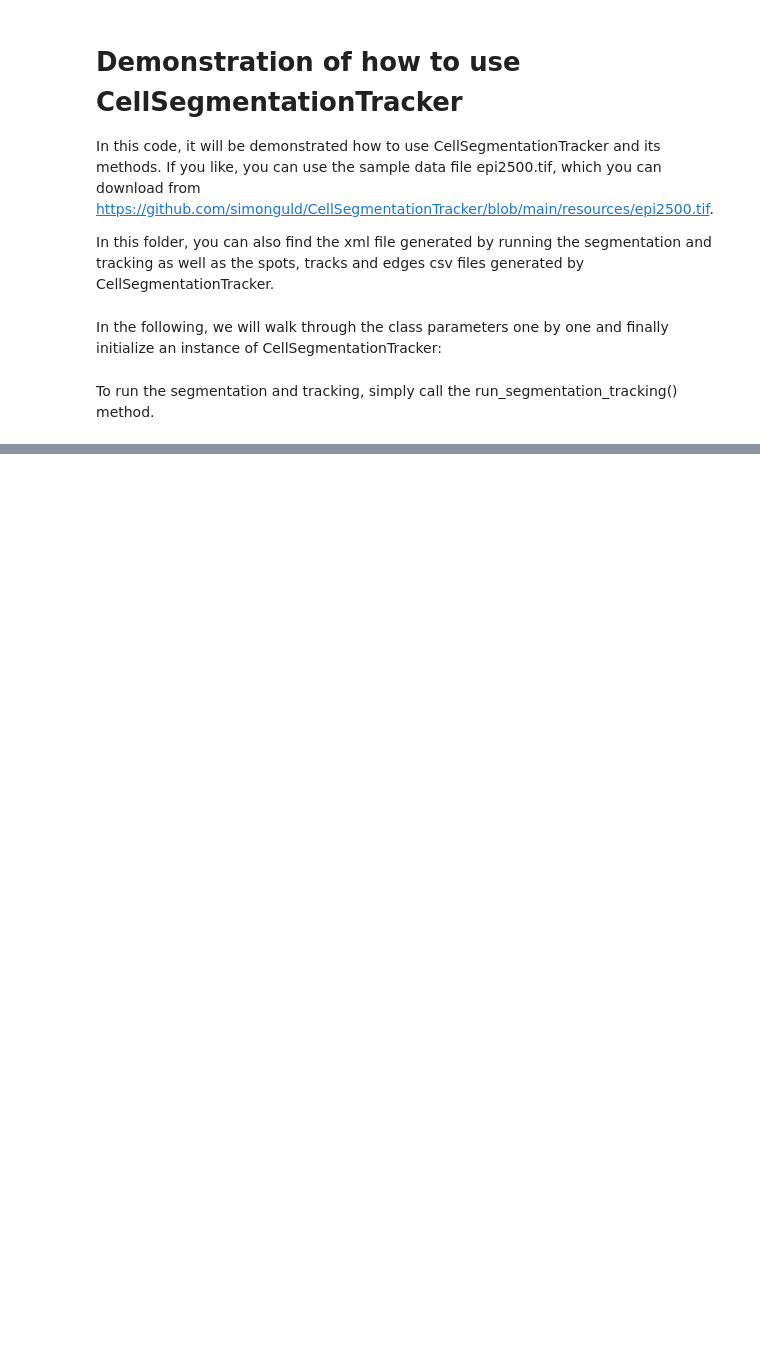
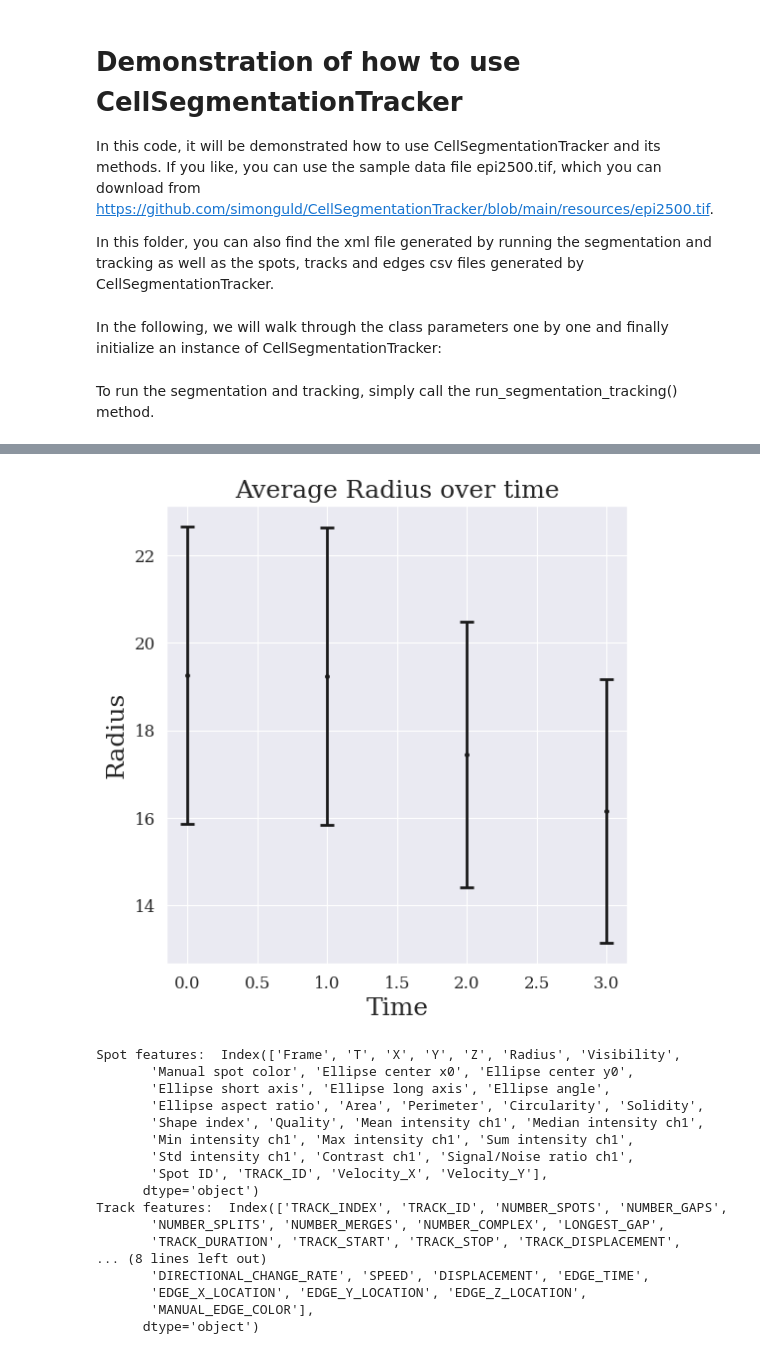
Before and after one commit to simonguld/CellSegmentationTracker, a Jupyter notebook: example_notebook.ipynb, the cells around one changed output, grey strips where cells are left out. Cells and saved outputs as stored; diff of their text form; code cells hidden in the pictures; blank space fills up the shorter version.

```diff
--- a/example_notebook.ipynb
+++ b/example_notebook.ipynb
@@ -147,0 +139,27 @@ cst.plot_velocity_field(mode = 'streamlines', frame_range = [0,0], calculate_ave
+# %%
+# To plot any spot feature over time, call the plot_feature_over_time() method.
+# Make sure to provide the name of the feature as it appears in the df_spots dataframe.
+
+cst.plot_feature_over_time('Radius')
+
+# You can print all spot, track and edges feature names by calling
+cst.get_feature_keys()
+# %% [output]
+[figure, added]
+Spot features:  Index(['Frame', 'T', 'X', 'Y', 'Z', 'Radius', 'Visibility',
+       'Manual spot color', 'Ellipse center x0', 'Ellipse center y0',
+       'Ellipse short axis', 'Ellipse long axis', 'Ellipse angle',
+       'Ellipse aspect ratio', 'Area', 'Perimeter', 'Circularity', 'Solidity',
+       'Shape index', 'Quality', 'Mean intensity ch1', 'Median intensity ch1',
+       'Min intensity ch1', 'Max intensity ch1', 'Sum intensity ch1',
+       'Std intensity ch1', 'Contrast ch1', 'Signal/Noise ratio ch1',
+       'Spot ID', 'TRACK_ID', 'Velocity_X', 'Velocity_Y'],
+      dtype='object')
+Track features:  Index(['TRACK_INDEX', 'TRACK_ID', 'NUMBER_SPOTS', 'NUMBER_GAPS',
+       'NUMBER_SPLITS', 'NUMBER_MERGES', 'NUMBER_COMPLEX', 'LONGEST_GAP',
+       'TRACK_DURATION', 'TRACK_START', 'TRACK_STOP', 'TRACK_DISPLACEMENT',
+... (8 lines left out)
+       'DIRECTIONAL_CHANGE_RATE', 'SPEED', 'DISPLACEMENT', 'EDGE_TIME',
+       'EDGE_X_LOCATION', 'EDGE_Y_LOCATION', 'EDGE_Z_LOCATION',
+       'MANUAL_EDGE_COLOR'],
+      dtype='object')
```
Also changed, not shown: parts of 17 cells of this notebook, 7 other files.
